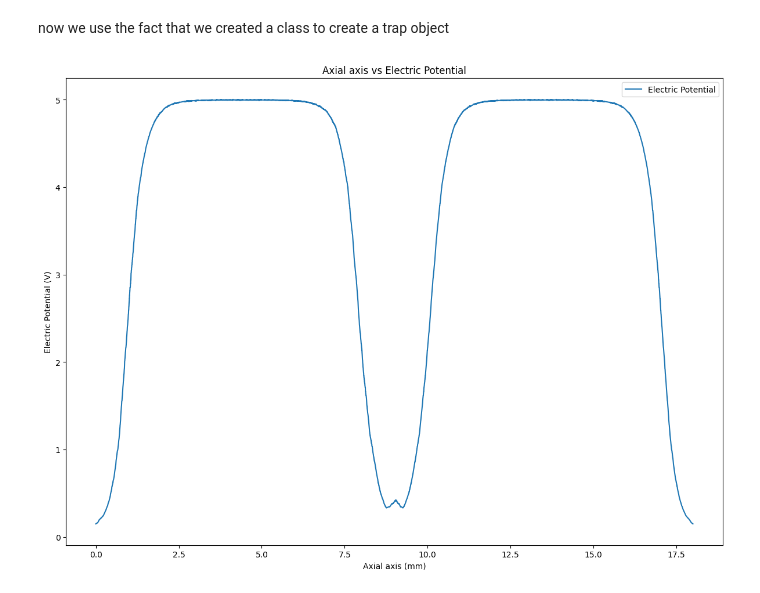
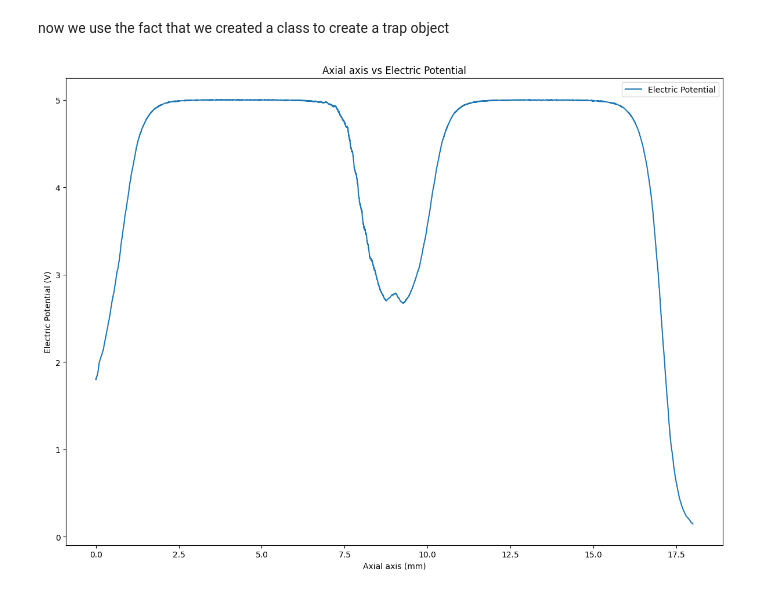
Before and after one commit to haskelit/Ziv-Meir-moleQulab, a Jupyter notebook: Trap simulation/Shuttling Simulation V2.ipynb, the cells around one changed output. Saved outputs shown, nothing was run; the diff lists cells and outputs as text; code cells hidden in the pictures.

```diff
--- a/Trap simulation/Shuttling Simulation V2.ipynb
+++ b/Trap simulation/Shuttling Simulation V2.ipynb
@@ -61,17 +61,17 @@ now we use the fact that we created a class to create a trap object
 # %%
 u = 1.66e-27 # atomic mass unit in kg
 m = 40 # atomic mass
 trap = PaulTrap(mass=m*u)
 
-trap.set_voltages(V_EC_L=0,
+trap.set_voltages(V_EC_L=3,
                   V_DC_L=10,
-                  V_BIAS=0,
+                  V_BIAS=5,
                   V_DC_R=10,
                   V_EC_R=0)
 
 trap.plot_trap_potential()
 # %% [output]
-[figure, old version]
+[figure, new version]
 # %%
 trap.interactive_trap_potential()
 # %% [output]
```
